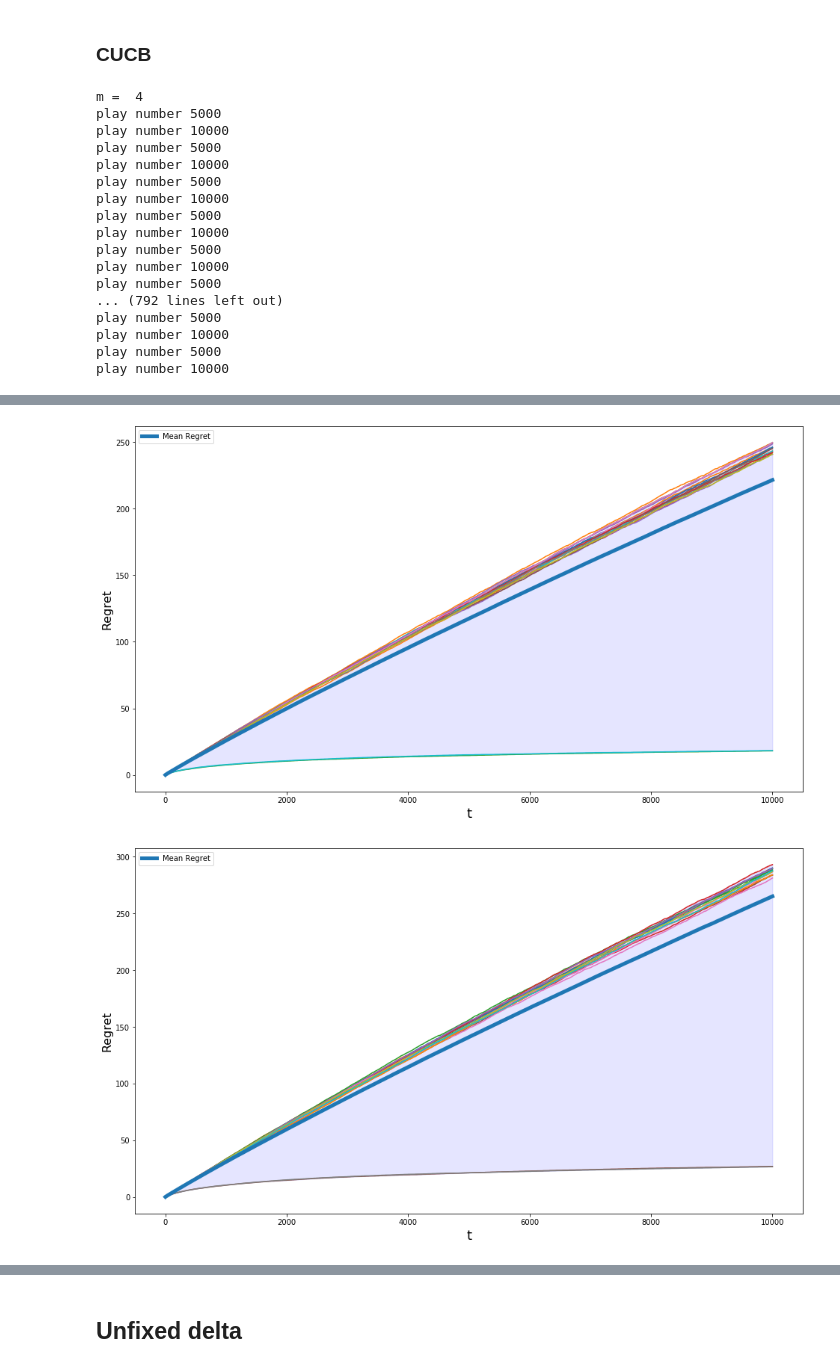
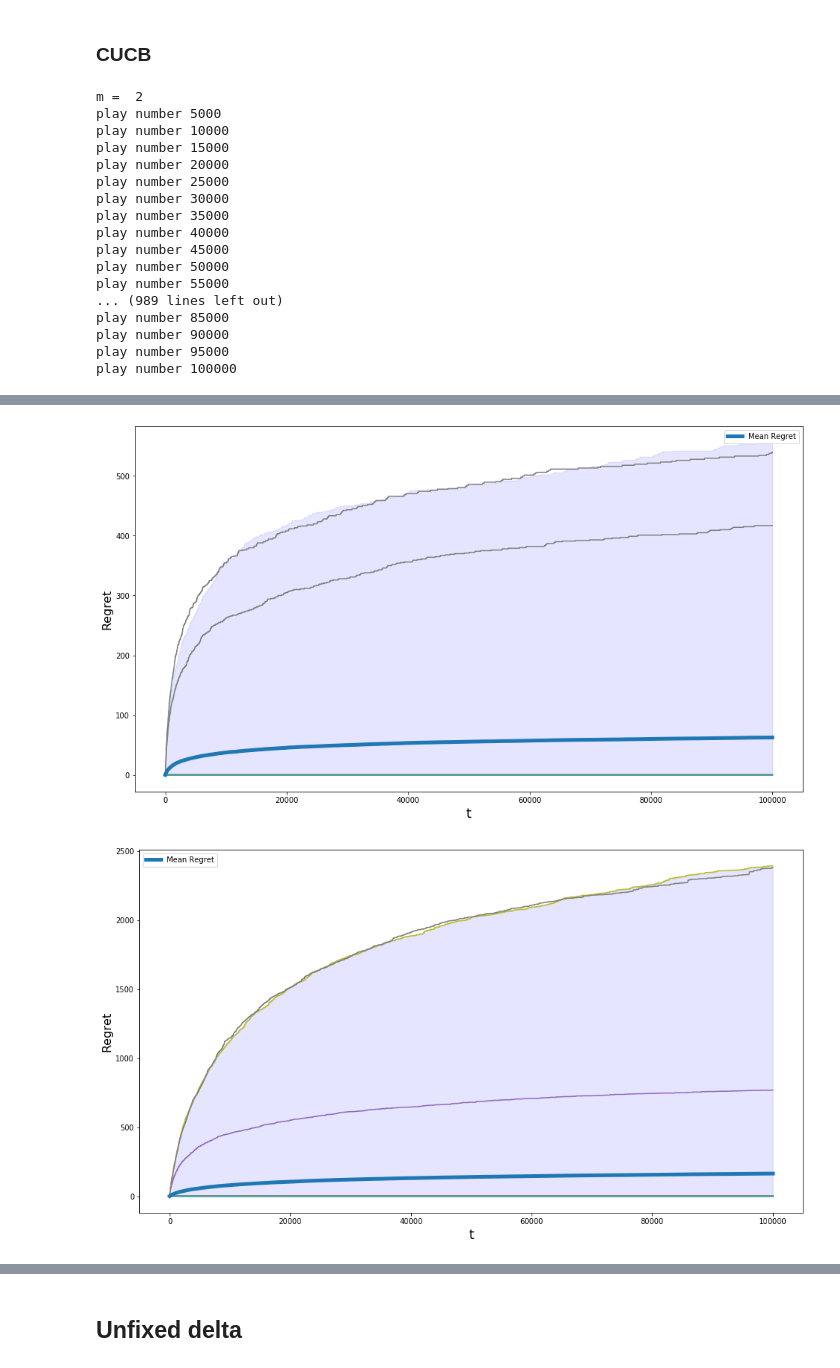
Before and after one commit to RaymZhang/TS_Combinatorial_Semi_Bandits_Curse, a Jupyter notebook: TS_comparison_on_Zgraph/CUCB_vs_TS_ZGraph.ipynb, the cells around one changed output, grey strips where cells are left out. Saved outputs shown, nothing was run; the diff lists cells and outputs as text; code cells hidden in the pictures.

```diff
--- a/TS_comparison_on_Zgraph/CUCB_vs_TS_ZGraph.ipynb
+++ b/TS_comparison_on_Zgraph/CUCB_vs_TS_ZGraph.ipynb
@@ -592,6 +653,8 @@ regrets = np.zeros((len(ms),n_trial,upper_limit))
 
 for i,m in enumerate(ms):
     print("m = ",m)
+    if Param_dict["Vard"]:
+        delta = Param_dict["Vard"]/m
 
     for iteration in range(n_trial):
 
@@ -612,5 +675,6 @@ for i,m in enumerate(ms):
                 if counter%5000 == 0:
                     print("play number {}".format(counter))
 
-cumulative_regrets = np.cumsum(regrets, axis = 2)
+np.save(experimentfolder +"\\TSregrets",regrets)
+cumulative_regretsTS = np.cumsum(regrets, axis = 2)
 # %% [output]
@@ -634,16 +698,18 @@ play number 10000
 # %%
 for i,m in enumerate(ms):
+    if Param_dict["Vard"]:
+        delta = Param_dict["Vard"]/m
     plt.figure(i,figsize = (16,9))
     plt.clf()
     #plt.title(" m = {} , b = {:.4f}".format(m,b), fontsize=20)
     for k in np.random.randint(0,n_trial,20):
-        plt.plot(cumulative_regrets[i,k,::])
-    plt.plot(np.mean(cumulative_regrets[i,::,::],axis = 0), label = "Mean Regret",linewidth=5)
-    maxi95 = np.argsort(cumulative_regrets[i,::,-1])[int(n_trial*0.975)]
-    maxi95 = cumulative_regrets[i,maxi95,::]
+        plt.plot(cumulative_regretsTS[i,k,::])
+    plt.plot(np.mean(cumulative_regretsTS[i,::,::],axis = 0), label = "Mean Regret",linewidth=5)
+    maxi95 = np.argsort(cumulative_regretsTS[i,::,-1])[int(n_trial*0.975)]
+    maxi95 = cumulative_regretsTS[i,maxi95,::]
 
-    mini95 = np.argsort(cumulative_regrets[i,::,-1])[int(n_trial*0.025)]
-    mini95 = cumulative_regrets[i,mini95,::]
+    mini95 = np.argsort(cumulative_regretsTS[i,::,-1])[int(n_trial*0.025)]
+    mini95 = cumulative_regretsTS[i,mini95,::]
 
     plt.fill_between(range(upper_limit),mini95,maxi95, color='b', alpha=.1)
 
@@ -667,8 +730,10 @@ regrets = np.zeros((len(ms),n_trial,upper_limit))
 
 for i,m in enumerate(ms):
     print("m = ",m)
+    if Param_dict["Vard"]:
+        delta = Param_dict["Vard"]/m
 
-    for iteration in range(n_trial):
+    for iteration in range(int(n_trial/10)):
 
         env = zgraph(m, delta = delta)
         player = zCUCB(m,n_init = 1)
@@ -687,38 +752,41 @@ for i,m in enumerate(ms):
                 if counter%5000 == 0:
                     print("play number {}".format(counter))
 
-cumulative_regrets = np.cumsum(regrets, axis = 2)
+np.save(experimentfolder +"\\CUCBregrets",regrets)
+cumulative_regretscucb = np.cumsum(regrets, axis = 2)
 # %% [output]
-m =  4
+m =  2
 play number 5000
 play number 10000
-play number 5000
-play number 10000
-play number 5000
-play number 10000
-play number 5000
-play number 10000
-play number 5000
-play number 10000
-play number 5000
-... (792 lines left out)
-play number 5000
-play number 10000
-play number 5000
-play number 10000
+play number 15000
+play number 20000
+play number 25000
+play number 30000
+play number 35000
+play number 40000
+play number 45000
+play number 50000
+play number 55000
+... (989 lines left out)
+play number 85000
+play number 90000
+play number 95000
+play number 100000
 # %%
 for i,m in enumerate(ms):
+    if Param_dict["Vard"]:
+        delta = Param_dict["Vard"]/m
     plt.figure(i,figsize = (16,9))
     plt.clf()
     #plt.title(" m = {} , b = {:.4f}".format(m,b), fontsize=20)
     for k in np.random.randint(0,n_trial,20):
-        plt.plot(cumulative_regrets[i,k,::])
-    plt.plot(np.mean(cumulative_regrets[i,::,::],axis = 0), label = "Mean Regret",linewidth=5)
-    maxi95 = np.argsort(cumulative_regrets[i,::,-1])[int(n_trial*0.975)]
-    maxi95 = cumulative_regrets[i,maxi95,::]
+        plt.plot(cumulative_regretscucb[i,k,::])
+    plt.plot(np.mean(cumulative_regretscucb[i,::,::],axis = 0), label = "Mean Regret",linewidth=5)
+    maxi95 = np.argsort(cumulative_regretscucb[i,::,-1])[int(n_trial*0.975)]
+    maxi95 = cumulative_regretscucb[i,maxi95,::]
 
-    mini95 = np.argsort(cumulative_regrets[i,::,-1])[int(n_trial*0.025)]
-    mini95 = cumulative_regrets[i,mini95,::]
+    mini95 = np.argsort(cumulative_regretscucb[i,::,-1])[int(n_trial*0.025)]
+    mini95 = cumulative_regretscucb[i,mini95,::]
 
     plt.fill_between(range(upper_limit),mini95,maxi95, color='b', alpha=.1)
 
@@ -732,2 +800,2 @@ for i,m in enumerate(ms):
-[figure, old version]
+[figure, new version]
-[figure, old version]
+[figure, new version]
```
Also changed, not shown: parts of 11 cells of this notebook, 14 other files.
